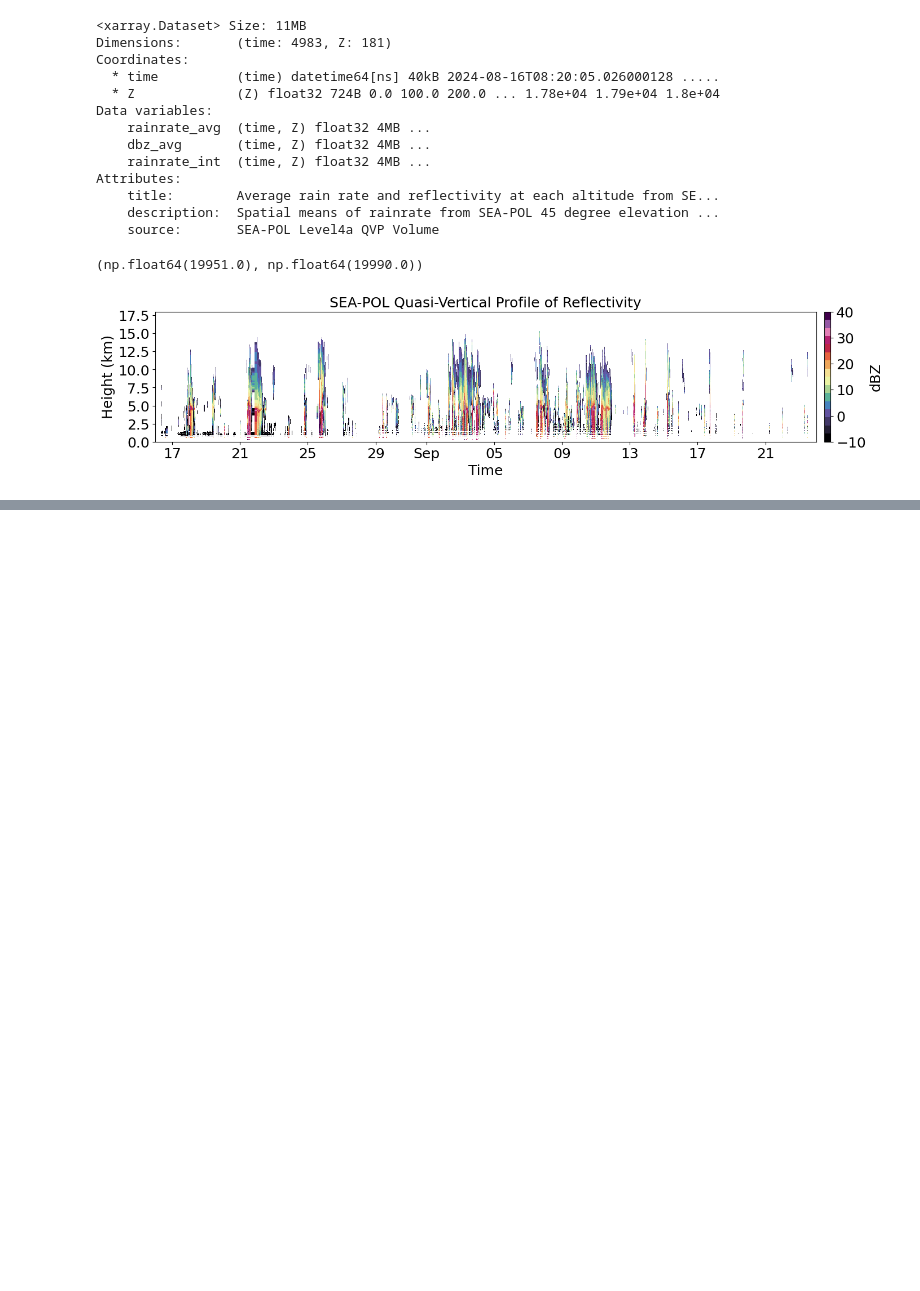
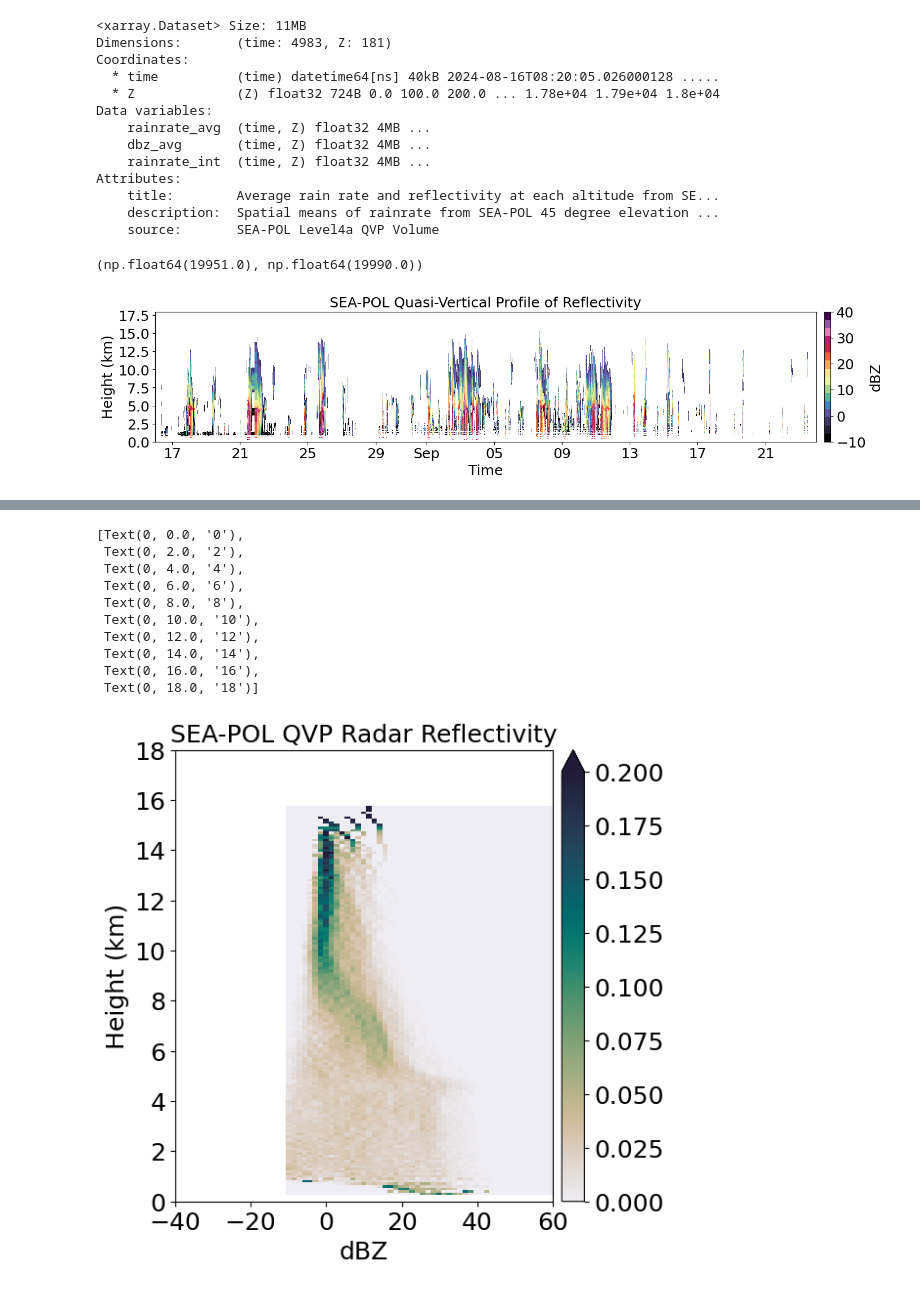
Before and after one commit to allison-wing/PICCOLO, a Jupyter notebook: process_SEAPOL_QVP.ipynb, the cells around one changed output, grey strips where cells are left out. Drawn from its saved outputs; the diff is of its cells as text; code cells hidden in the pictures; blank space fills up the shorter version.

```diff
--- a/process_SEAPOL_QVP.ipynb
+++ b/process_SEAPOL_QVP.ipynb
@@ -248,0 +250,47 @@ ax.set_yticklabels(ax.get_yticklabels(), fontsize=18)
+# %%
+def compute_cfad(invar, bins):
+    nz = invar.shape[1]
+    nbin = len(bins)
+    hist_density=np.zeros((nbin-1,nz))
+    for iz in range(nz):
+        count, bin_edges = np.histogram(invar[:,iz], bins=bins, density=True)
+        hist_density[:,iz] = count
+    return hist_density, bin_edges
+# %%
+# Compute CFAD
+
+nbin = 50
+fmin = -10
+fmax = 61
+bins = np.linspace(fmin,fmax,nbin+1)
+
+cfad_density, bin_edges = compute_cfad(qvp.dbz_avg, bins)
+# %%
+# Plot CFAD
+
+fig,ax = plt.subplots(figsize=(6,6))
+
+cfad = ax.pcolormesh(bins[:-1],qvp.Z/1000,cfad_density.transpose(),cmap=cmocean.cm.rain,norm=colors.Normalize(vmin=0,vmax=0.2),shading='nearest')
+
+cbar=plt.colorbar(cfad,location='right',orientation='vertical', extend='max',pad=0.02)
+cbar.ax.tick_params(labelsize=18)
+
+ax.set_xlim(-40,60)
+ax.set_ylim(0,18)
+ax.set_title('SEA-POL QVP Radar Reflectivity',fontsize=18)
+ax.set_ylabel('Height (km)', fontsize=18)
+ax.set_xlabel('dBZ',fontsize=18)
+ax.set_xticklabels(ax.get_xticklabels(), fontsize=18)
+ax.set_yticklabels(ax.get_yticklabels(), fontsize=18)
+# %% [output]
+[Text(0, 0.0, '0'),
+ Text(0, 2.0, '2'),
+ Text(0, 4.0, '4'),
+ Text(0, 6.0, '6'),
+ Text(0, 8.0, '8'),
+ Text(0, 10.0, '10'),
+ Text(0, 12.0, '12'),
+ Text(0, 14.0, '14'),
+ Text(0, 16.0, '16'),
+ Text(0, 18.0, '18')]
+[figure, added]
```
Also changed, not shown: parts of 4 cells of this notebook, 1 other file.
